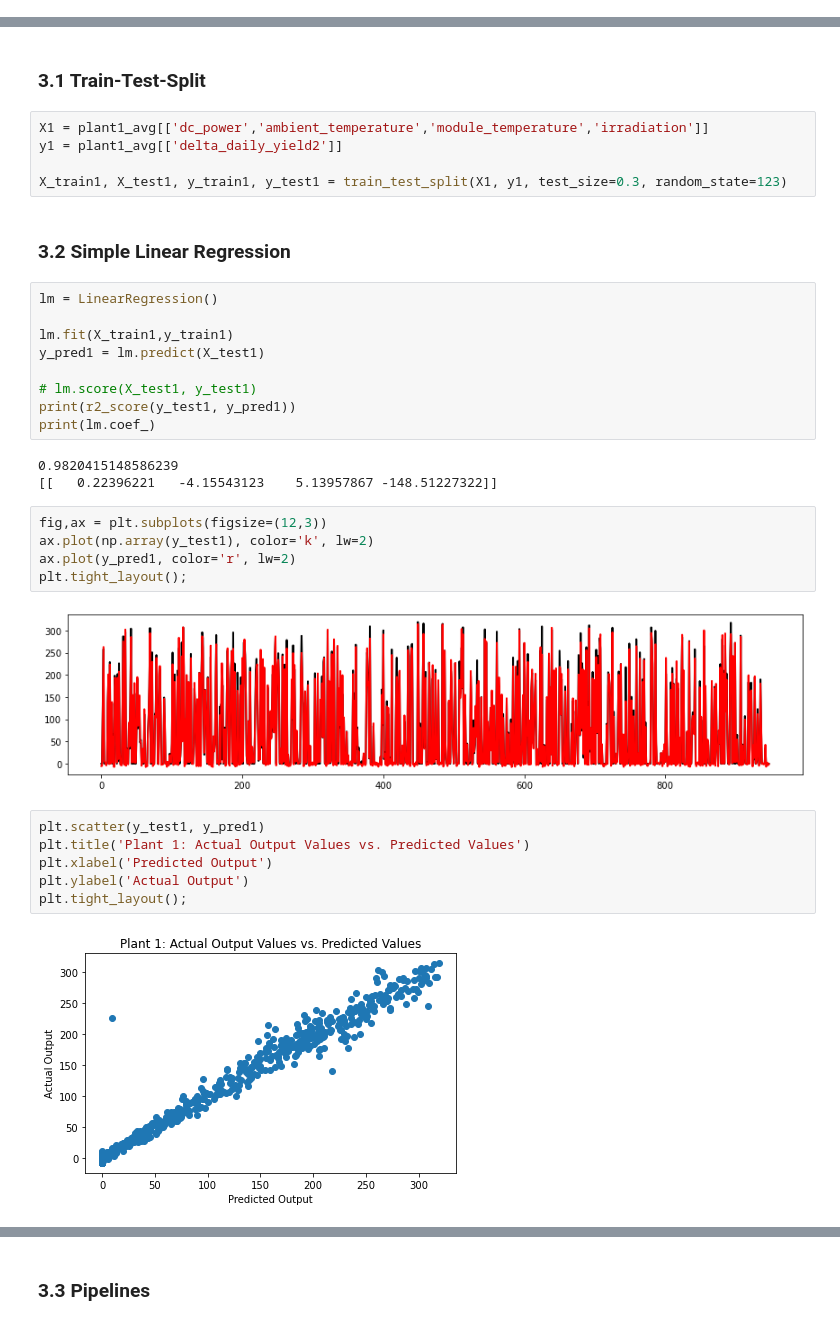
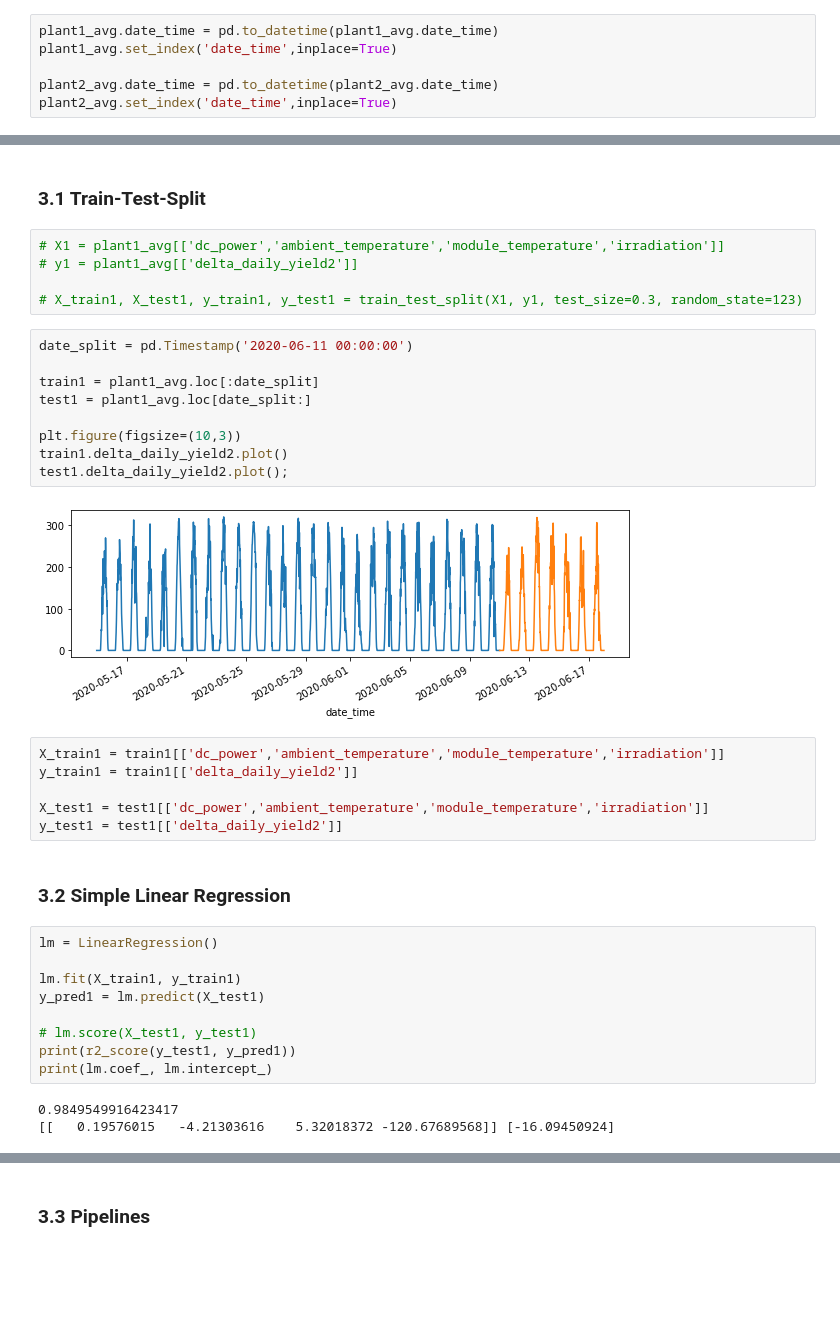
Before and after one commit to billiekim-DS/Capstone-3, a Jupyter notebook: notebooks/Capstone 3 Preprocessing and Training.ipynb, the cells around one changed output, grey strips where cells are left out. Drawn from its saved outputs; the diff is of its cells as text; blank space fills up the shorter version.

Commit message:
fixed train-test-split, add section 5.3

```diff
--- a/notebooks/Capstone 3 Preprocessing and Training.ipynb
+++ b/notebooks/Capstone 3 Preprocessing and Training.ipynb
@@ -107,38 +53,46 @@ plt.tight_layout();
+# %%
+plant1_avg.date_time = pd.to_datetime(plant1_avg.date_time)
+plant1_avg.set_index('date_time',inplace=True)
+
+plant2_avg.date_time = pd.to_datetime(plant2_avg.date_time)
+plant2_avg.set_index('date_time',inplace=True)
 # %% [markdown]
 ## 3. Plant 1
 # %% [markdown]
 ### 3.1 Train-Test-Split
 # %%
-X1 = plant1_avg[['dc_power','ambient_temperature','module_temperature','irradiation']]
-y1 = plant1_avg[['delta_daily_yield2']]
+# X1 = plant1_avg[['dc_power','ambient_temperature','module_temperature','irradiation']]
+# y1 = plant1_avg[['delta_daily_yield2']]
 
-X_train1, X_test1, y_train1, y_test1 = train_test_split(X1, y1, test_size=0.3, random_state=123)
+# X_train1, X_test1, y_train1, y_test1 = train_test_split(X1, y1, test_size=0.3, random_state=123)
+# %%
+date_split = pd.Timestamp('2020-06-11 00:00:00')
+
+train1 = plant1_avg.loc[:date_split]
+test1 = plant1_avg.loc[date_split:]
+
+plt.figure(figsize=(10,3))
+train1.delta_daily_yield2.plot()
+test1.delta_daily_yield2.plot();
+# %% [output]
+[figure, added]
+# %%
+X_train1 = train1[['dc_power','ambient_temperature','module_temperature','irradiation']]
+y_train1 = train1[['delta_daily_yield2']]
+
+X_test1 = test1[['dc_power','ambient_temperature','module_temperature','irradiation']]
+y_test1 = test1[['delta_daily_yield2']]
 # %% [markdown]
 ### 3.2 Simple Linear Regression
 # %%
 lm = LinearRegression()
 
-lm.fit(X_train1,y_train1)
+lm.fit(X_train1, y_train1)
 y_pred1 = lm.predict(X_test1)
 
 # lm.score(X_test1, y_test1)
 print(r2_score(y_test1, y_pred1))
-print(lm.coef_)
+print(lm.coef_, lm.intercept_)
 # %% [output]
-0.9820415148586239
-[[   0.22396221   -4.15543123    5.13957867 -148.51227322]]
+0.9849549916423417
+[[   0.19576015   -4.21303616    5.32018372 -120.67689568]] [-16.09450924]
-# %%
-fig,ax = plt.subplots(figsize=(12,3))
-ax.plot(np.array(y_test1), color='k', lw=2)
-ax.plot(y_pred1, color='r', lw=2)
-plt.tight_layout();
-# %% [output]
-[figure, removed]
-# %%
-plt.scatter(y_test1, y_pred1)
-plt.title('Plant 1: Actual Output Values vs. Predicted Values')
-plt.xlabel('Predicted Output')
-plt.ylabel('Actual Output')
-plt.tight_layout();
-# %% [output]
-[figure, removed]
```
Also changed, not shown: parts of 108 cells of this notebook.
